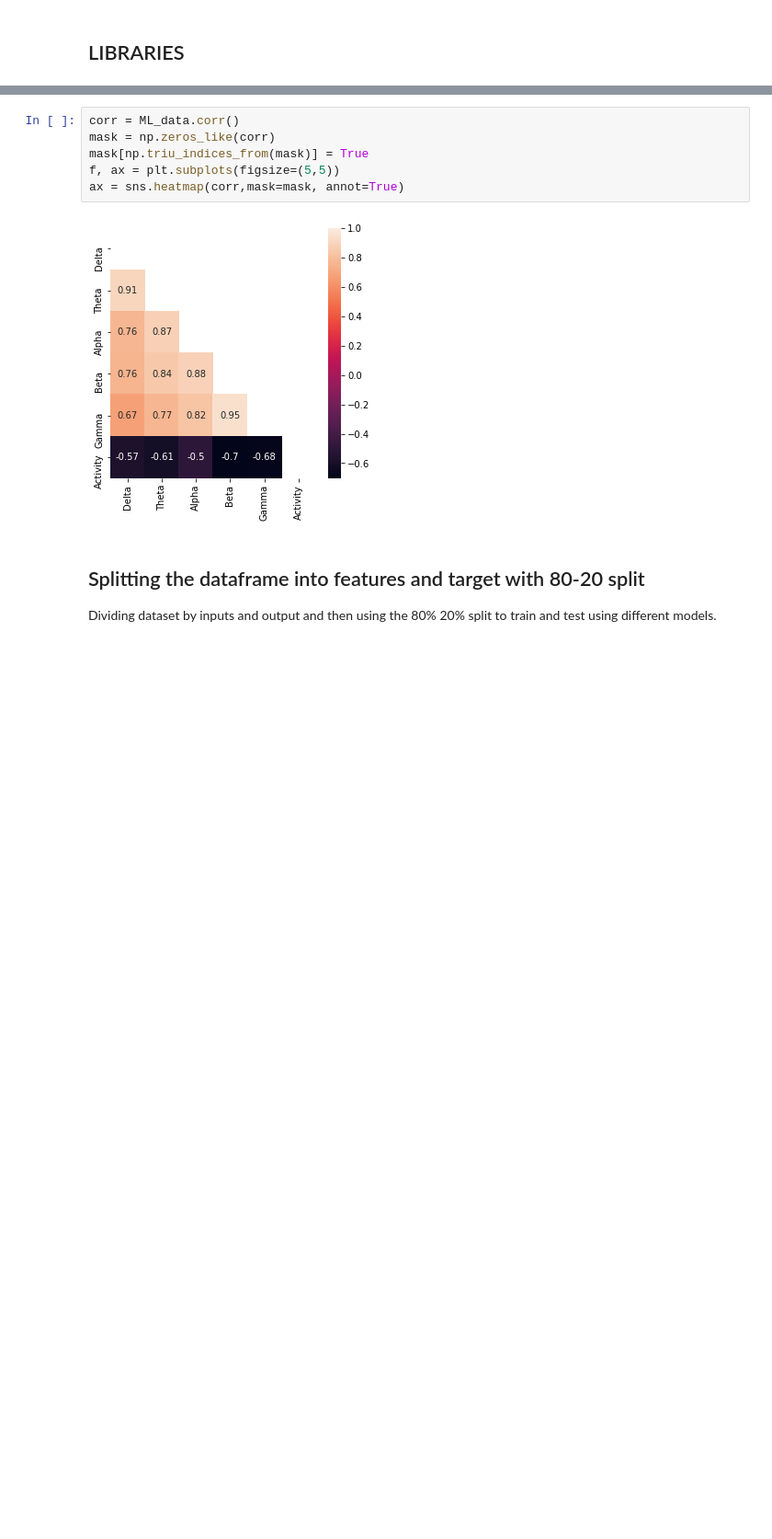
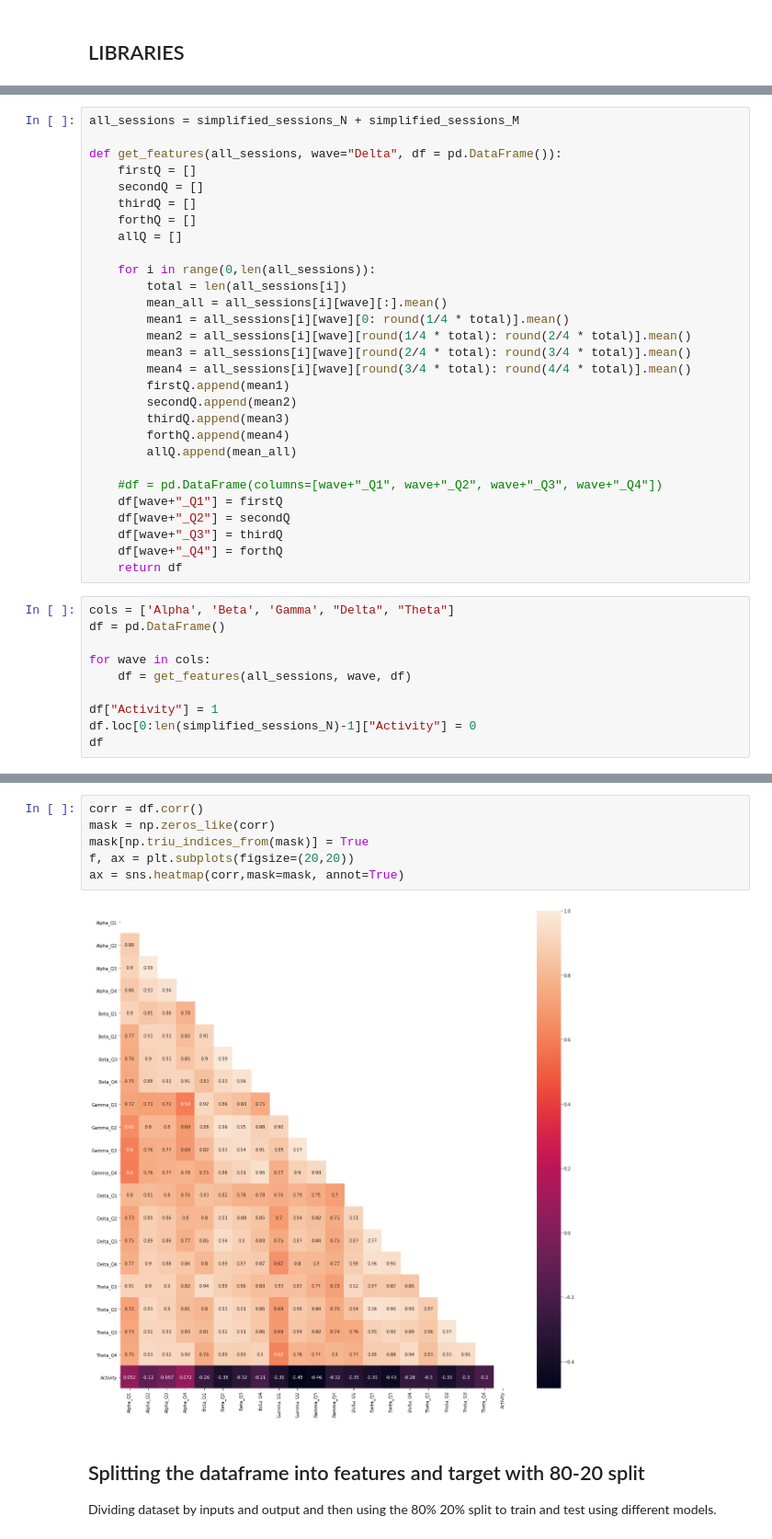
Before and after one commit to rebeccaestiarte/Project-Week-8-Final-Project, a Jupyter notebook: Final Project.ipynb, the cells around one changed output, grey strips where cells are left out. Shown at 92% size. Cells and saved outputs as stored; diff of their text form; blank space fills up the shorter version.

```diff
--- a/Final Project.ipynb
+++ b/Final Project.ipynb
@@ -809,0 +802,39 @@ ML_data
+# %%
+all_sessions = simplified_sessions_N + simplified_sessions_M
+
+def get_features(all_sessions, wave="Delta", df = pd.DataFrame()):
+    firstQ = []
+    secondQ = []
+    thirdQ = []
+    forthQ = []
+    allQ = []
+
+    for i in range(0,len(all_sessions)):
+        total = len(all_sessions[i])
+        mean_all = all_sessions[i][wave][:].mean()
+        mean1 = all_sessions[i][wave][0: round(1/4 * total)].mean()
+        mean2 = all_sessions[i][wave][round(1/4 * total): round(2/4 * total)].mean()
+        mean3 = all_sessions[i][wave][round(2/4 * total): round(3/4 * total)].mean()
+        mean4 = all_sessions[i][wave][round(3/4 * total): round(4/4 * total)].mean()
+        firstQ.append(mean1)
+        secondQ.append(mean2)
+        thirdQ.append(mean3)
+        forthQ.append(mean4)
+        allQ.append(mean_all)
+
+    #df = pd.DataFrame(columns=[wave+"_Q1", wave+"_Q2", wave+"_Q3", wave+"_Q4"])
+    df[wave+"_Q1"] = firstQ
+    df[wave+"_Q2"] = secondQ
+    df[wave+"_Q3"] = thirdQ
+    df[wave+"_Q4"] = forthQ
+    return df
+# %%
+cols = ['Alpha', 'Beta', 'Gamma', "Delta", "Theta"]
+df = pd.DataFrame()
+
+for wave in cols:
+    df = get_features(all_sessions, wave, df)
+
+df["Activity"] = 1
+df.loc[0:len(simplified_sessions_N)-1]["Activity"] = 0
+df
@@ -810,11 +864,11 @@ ML_data
 # %%
-corr = ML_data.corr()
+corr = df.corr()
 mask = np.zeros_like(corr)
 mask[np.triu_indices_from(mask)] = True
-f, ax = plt.subplots(figsize=(5,5))
+f, ax = plt.subplots(figsize=(20,20))
 ax = sns.heatmap(corr,mask=mask, annot=True)
 # %% [output]
-[figure, old version]
+[figure, new version]
 # %% [markdown]
 ## Splitting the dataframe into features and target with 80-20 split
 Dividing dataset by inputs and output and then using the 80% 20% split to train and test using different models.
```
Also changed, not shown: parts of 22 cells of this notebook, 9 other files.
